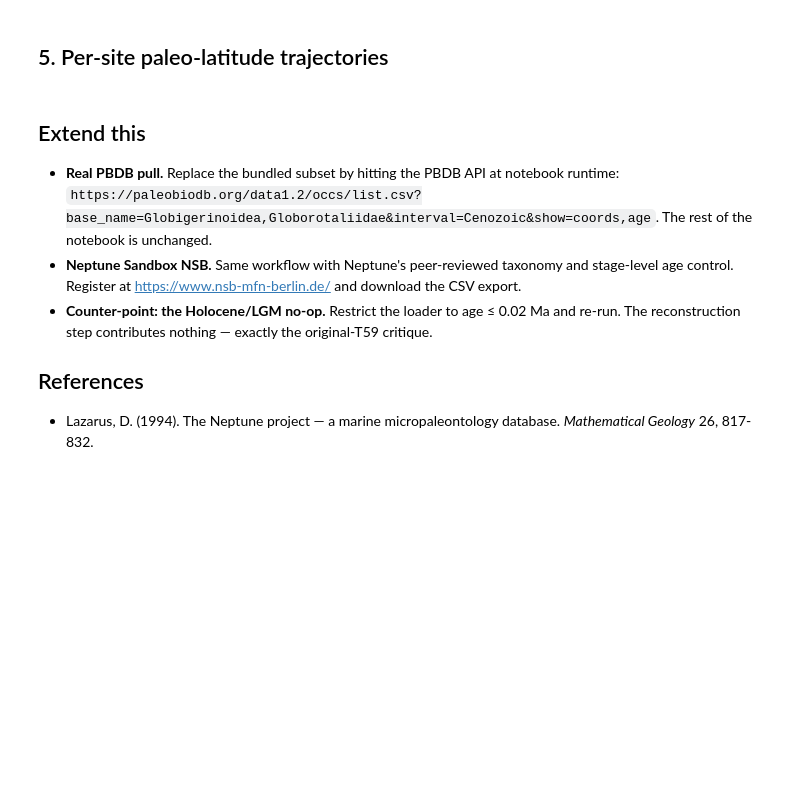
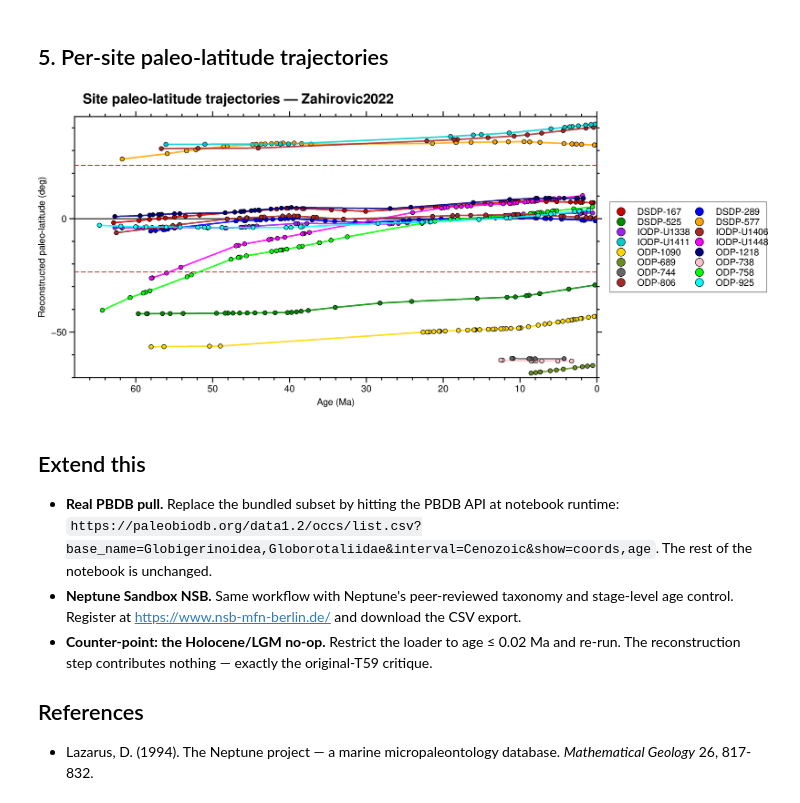
Before and after one commit to EarthByte/GPlately-pyGMT-tutorials, a Jupyter notebook: Notebooks/T59_Cenozoic_Foraminifera_Paleo_Latitude.ipynb, the cells around one changed output. Cells and saved outputs as stored; diff of their text form; code cells hidden in the pictures; blank space fills up the shorter version.

```diff
--- a/Notebooks/T59_Cenozoic_Foraminifera_Paleo_Latitude.ipynb
+++ b/Notebooks/T59_Cenozoic_Foraminifera_Paleo_Latitude.ipynb
@@ -247,38 +254,40 @@ fig = pygmt.Figure()
 # older ages on the LEFT, younger on the RIGHT.
 fig.basemap(region=[0.0, age_max_pad, -70.0, 45.0],
             projection="X-16c/8c",
-            frame=["WSnexaf+lAge (Ma)", "yaf+lReconstructed paleo-latitude (deg)"])
+            frame=["WSne", "xaf+lAge (Ma)", "yaf+lReconstructed paleo-latitude (deg)"])
 # Equator + tropical reference lines (Tropic of Cancer/Capricorn at 23.5)
 fig.plot(x=[0.0, age_max_pad], y=[0.0, 0.0],   pen="0.6p,black")
 fig.plot(x=[0.0, age_max_pad], y=[23.5, 23.5], pen="0.5p,firebrick,dashed")
 fig.plot(x=[0.0, age_max_pad], y=[-23.5, -23.5], pen="0.5p,firebrick,dashed")
 
 # Build a legend spec file to render on the right.
 import tempfile
 legend_lines = ["N 2"]  # 2-column legend
 for i, s in enumerate(sites):
     sdf = df[df.site == s].sort_values("age_ma")
     if sdf.empty:
         continue
     col = _SITE_COLORS[i % len(_SITE_COLORS)]
     x = sdf["age_ma"].to_numpy(float)
     y = sdf["paleo_lat"].to_numpy(float)
     fig.plot(x=x, y=y, pen=f"1.2p,{col}", transparency=15)
     fig.plot(x=x, y=y, style="c0.13c", fill=col, pen="0.3p,black")
     legend_lines.append(f"S 0.2c c 0.25c {col} 0.3p,black 0.7c {s}")
 
 _legend_str = "\n".join(legend_lines) + "\n"
 with tempfile.NamedTemporaryFile("w", suffix=".txt", delete=False) as _lf:
     _lf.write(_legend_str)
     _lpath = _lf.name
 
 fig.legend(spec=_lpath, position="JMR+jML+o0.4c/0c+w4.8c",
            box="+gwhite+p0.4p,gray40")
 
 fig.text(text=f"Site paleo-latitude trajectories — {MODEL_NAME}",
          position="TL", offset="0.25c/0.4c", justify="BL",
          font="12p,Helvetica-Bold,black", no_clip=True)
 fig.show(width=1000)
+# %% [output]
+[figure, added]
 # %% [markdown]
 ## Extend this
 
```
Also changed, not shown: parts of 2 cells of this notebook, 6 other files.
